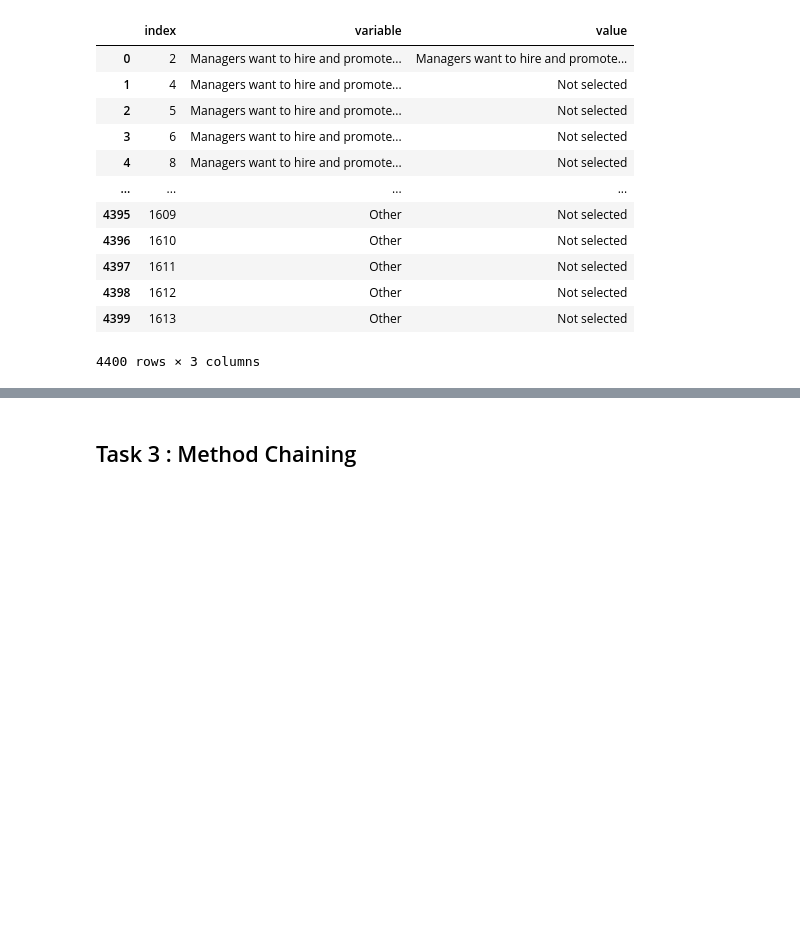
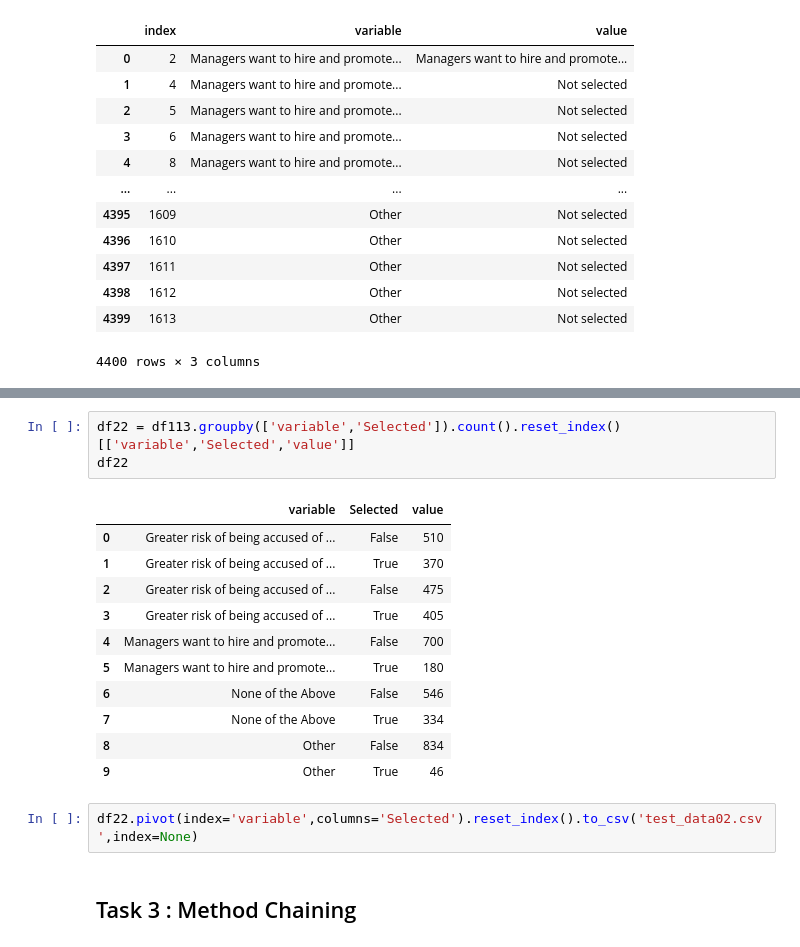
Before and after one commit to data301-2021-winter1/group20-project-, a Jupyter notebook: notebooks/analysis1.ipynb, the cells around one changed output, grey strips where cells are left out. Cells and saved outputs as stored; diff of their text form; blank space fills up the shorter version.

```diff
--- a/notebooks/analysis1.ipynb
+++ b/notebooks/analysis1.ipynb
@@ -447,3 +506,20 @@ df113['variable'].unique(), df113['value'].unique()
+# %%
+df22 = df113.groupby(['variable','Selected']).count().reset_index()[['variable','Selected','value']]
+df22
+# %% [output]
+|  | variable | Selected | value |
+| 0 | Greater risk of being accused of ... | False | 510 |
+| 1 | Greater risk of being accused of ... | True | 370 |
+| 2 | Greater risk of being accused of ... | False | 475 |
+| 3 | Greater risk of being accused of ... | True | 405 |
+| 4 | Managers want to hire and promote... | False | 700 |
+| 5 | Managers want to hire and promote... | True | 180 |
+| 6 | None of the Above | False | 546 |
+| 7 | None of the Above | True | 334 |
+| 8 | Other | False | 834 |
+| 9 | Other | True | 46 |
+# %%
+df22.pivot(index='variable',columns='Selected').reset_index().to_csv('test_data02.csv',index=None)
 # %% [markdown]
 ## Task 3 : Method Chaining
 # %%
```
Also changed, not shown: parts of 10 cells of this notebook, 3 other files.
